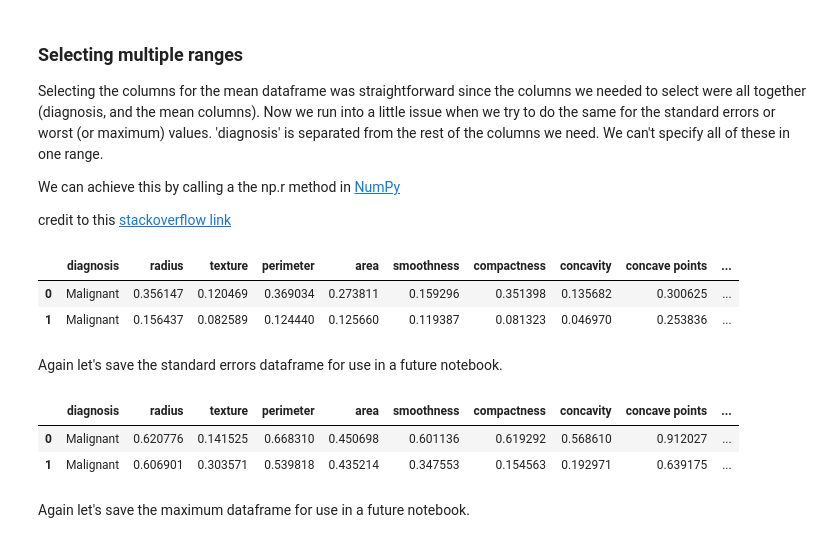
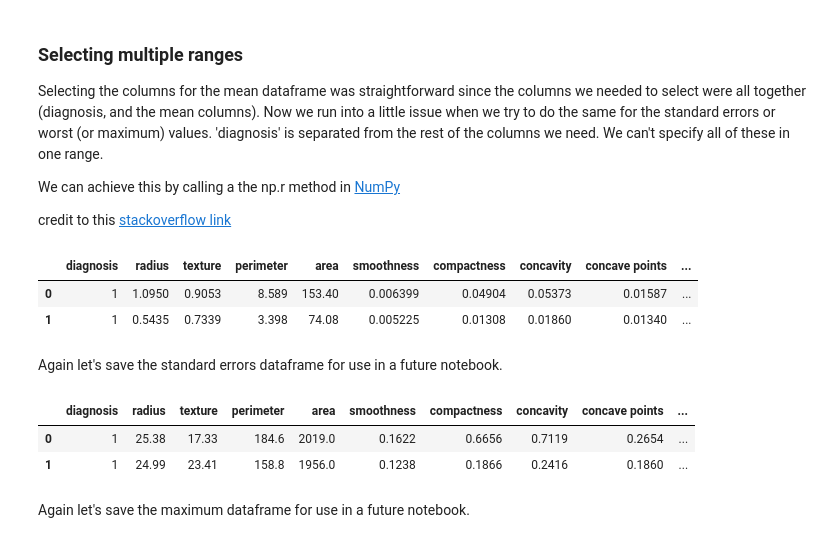
Before and after one commit to Marvykalu/Cancer_data_project, a Jupyter notebook: Breast_Cancer_data_processing.ipynb, the cells around one changed output. Drawn from its saved outputs; the diff is of its cells as text; code cells hidden in the pictures.

```diff
--- a/Breast_Cancer_data_processing.ipynb
+++ b/Breast_Cancer_data_processing.ipynb
@@ -180,0 +293,7 @@ df_transformed_mean.head(2)
+# %%
+d_cor = df[correlated_features.index]
+d_uncor = df[uncorrelated_features.index]
+# %%
+#exclude diagnosis from d_rel dataframe
+cor = d_cor.iloc[:,1:]
+cor.head(2)  # print few lines to test
@@ -180,0 +353,26 @@ df_transformed_mean.head(2)
+# %%
+perfect_uncor= list() #container for the perfectly correlated feature pairs
+very_strong_uncor = list() #container for the very strongly correlated feature pairs
+strong_uncor = list() #container for the strongly correlated feature pairs
+col_n = d_uncor.columns
+for i in range(0, d_uncor.shape[1]):
+    for j in range(0, i+1):
+        if abs(d_uncor[col_n[i]].corr(d_uncor[col_n[j]]))> 0.99 and col_n[i] != col_n[j]:
+            perfect_uncor.append([col_n[i],col_n[j]])
+        elif abs(d_uncor[col_n[i]].corr(d_uncor[col_n[j]]))> 0.8 and col_n[i] != col_n[j]:
+            very_strong_uncor.append((col_n[i],col_n[j]))
+        elif abs(d_uncor[col_n[i]].corr(d_uncor[col_n[j]]))> 0.6 and col_n[i] != col_n[j]:
+            strong_uncor.append((col_n[i],col_n[j]))
+
+#col[i] != col[j] excludes diagonal elements
+
+print("There are {} perfectly correlated pair(s)".format(len(perfect_uncor)))
+print("There are {} perfectly correlated pair(s)".format(len(very_strong_uncor)))
+print("There are {} perfectly correlated pair(s)".format(len(strong_uncor)))
+print()
+#Here we print few lines of list items for the list with length greater than 5
+print("Perfectly correlated features:",perfect_uncor)
+print()
+print("Very strongly correlated features:",very_strong_uncor)
+print()
+print("Strongly correlated features:",strong_uncor)
@@ -180,0 +486,4 @@ df_transformed_mean.head(2)
+# %%
+#mean dataframe
+df_transformed_mean = df.iloc[:,:11]
+df_transformed_mean.head(2)
@@ -211,14 +524,14 @@ credit to this [stackoverflow link](https://stackoverflow.com/questions/41256648
 # %%
 # create the standard errors dataframe
 
-df_transformed_SE = df_transformed.iloc[:, np.r_[:1,11:21]]
+df_transformed_SE = df.iloc[:, np.r_[:1,11:21]]
 df_transformed_SE.columns = l
 # view the first few rows to confirm this was successful
 df_transformed_SE.head(2)
 # %% [output]
 |  | diagnosis | radius | texture | perimeter | area | smoothness | compactness | concavity | concave points | ... |
-| 0 | Malignant | 0.356147 | 0.120469 | 0.369034 | 0.273811 | 0.159296 | 0.351398 | 0.135682 | 0.300625 | ... |
-| 1 | Malignant | 0.156437 | 0.082589 | 0.124440 | 0.125660 | 0.119387 | 0.081323 | 0.046970 | 0.253836 | ... |
+| 0 | 1 | 1.0950 | 0.9053 | 8.589 | 153.40 | 0.006399 | 0.04904 | 0.05373 | 0.01587 | ... |
+| 1 | 1 | 0.5435 | 0.7339 | 3.398 | 74.08 | 0.005225 | 0.01308 | 0.01860 | 0.01340 | ... |
 # %% [markdown]
 Again let's save the standard errors dataframe for use in a future notebook.
 # %%
@@ -226,14 +539,14 @@ df_transformed_SE.to_csv('cancer_data_SE.csv', index=False)
 # %%
 # create the worst or maximum dataframe
 
-df_transformed_max = df_transformed.iloc[:, np.r_[:1,21:31]]
+df_transformed_max = df.iloc[:, np.r_[:1,21:31]]
 df_transformed_max.columns = l
 # view the first few rows to confirm this was successful
 df_transformed_max.head(2)
 # %% [output]
 |  | diagnosis | radius | texture | perimeter | area | smoothness | compactness | concavity | concave points | ... |
-| 0 | Malignant | 0.620776 | 0.141525 | 0.668310 | 0.450698 | 0.601136 | 0.619292 | 0.568610 | 0.912027 | ... |
-| 1 | Malignant | 0.606901 | 0.303571 | 0.539818 | 0.435214 | 0.347553 | 0.154563 | 0.192971 | 0.639175 | ... |
+| 0 | 1 | 25.38 | 17.33 | 184.6 | 2019.0 | 0.1622 | 0.6656 | 0.7119 | 0.2654 | ... |
+| 1 | 1 | 24.99 | 23.41 | 158.8 | 1956.0 | 0.1238 | 0.1866 | 0.2416 | 0.1860 | ... |
 # %% [markdown]
 Again let's save the maximum dataframe for use in a future notebook.
 # %%
```
Also changed, not shown: parts of 65 cells of this notebook.
